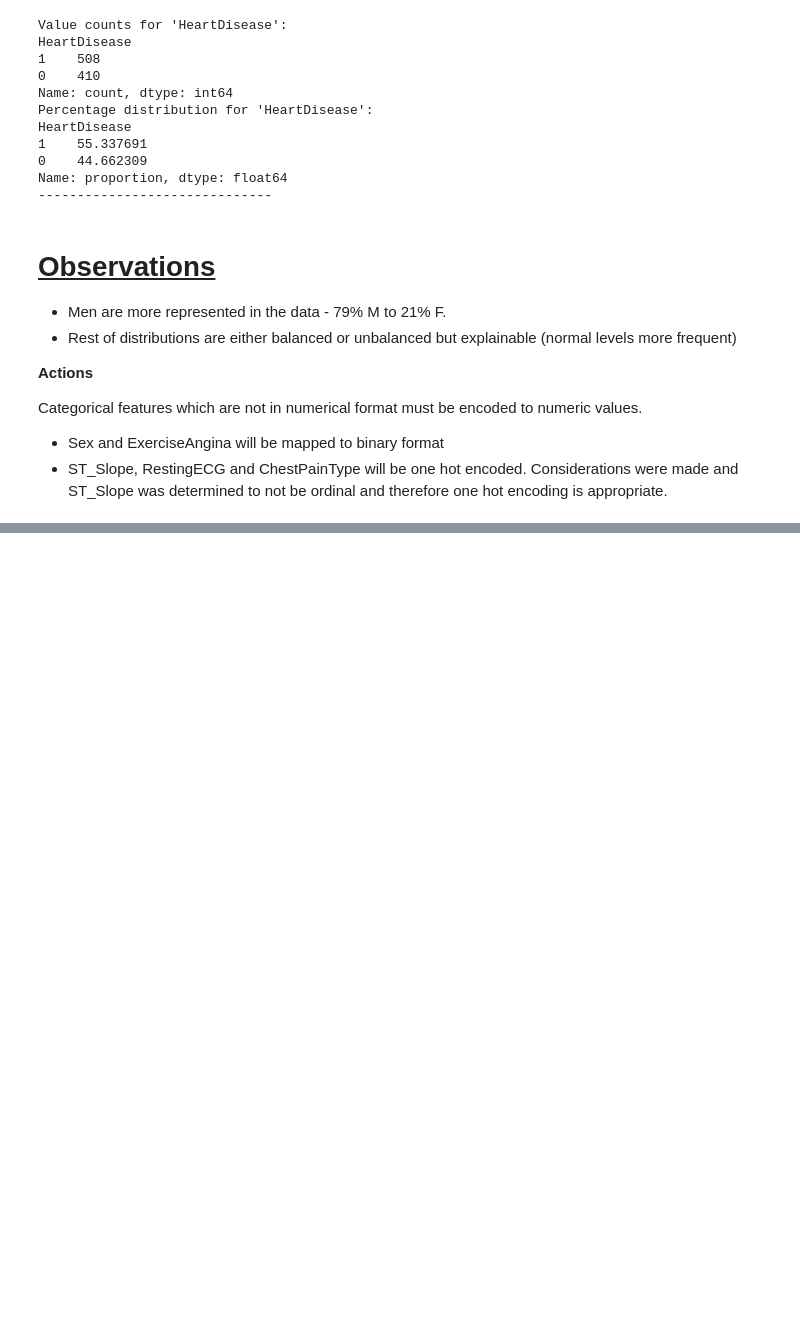
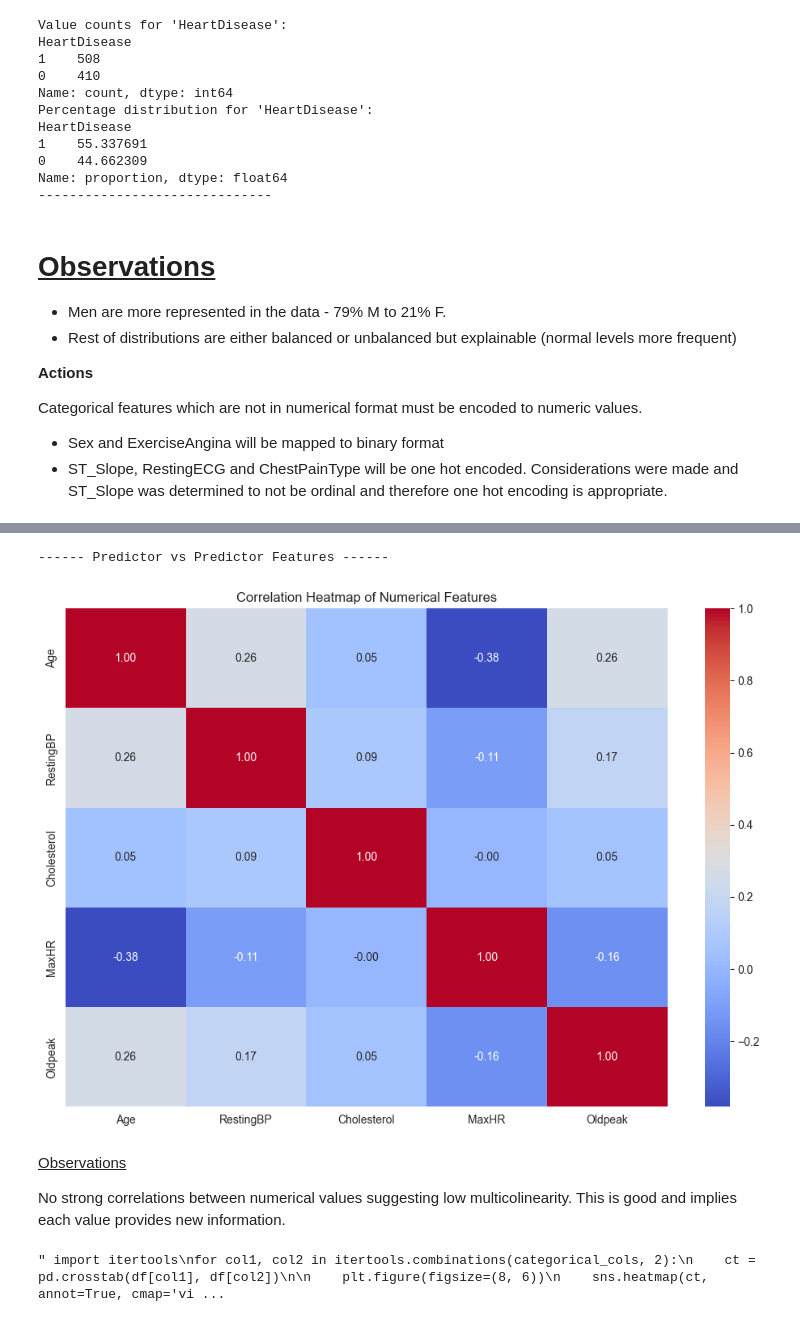
Before and after one commit to eblack007/HeartDiseaseProject, a Jupyter notebook: notebooks/01_eda_and_cleaning.ipynb, the cells around one changed output, grey strips where cells are left out. Saved outputs shown, nothing was run; the diff lists cells and outputs as text; code cells hidden in the pictures; blank space fills up the shorter version.

```diff
--- a/notebooks/01_eda_and_cleaning.ipynb
+++ b/notebooks/01_eda_and_cleaning.ipynb
@@ -412,0 +470,26 @@ Categorical features which are not in numerical format must be encoded to numeri
+# %%
+print("------ Predictor vs Predictor Features ------")
+# Load encoded DataFrame
+encoded_df = pd.read_csv('../data/processed/heart_encoded.csv')
+plt.figure(figsize=(12, 8))
+sns.heatmap(encoded_df[numerical_cols].corr(), annot=True, cmap='coolwarm', fmt='.2f')
+plt.title('Correlation Heatmap of Numerical Features')
+plt.show()
+# %% [output]
+------ Predictor vs Predictor Features ------
+[figure, added]
+# %% [markdown]
+<ins>Observations</ins>
+
+No strong correlations between numerical values suggesting low multicolinearity. This is good and implies each value provides new information.
+# %%
+""" import itertools
+for col1, col2 in itertools.combinations(categorical_cols, 2):
+    ct = pd.crosstab(df[col1], df[col2])
+
+    plt.figure(figsize=(8, 6))
+    sns.heatmap(ct, annot=True, cmap='viridis', fmt='d')
+    plt.title(f'Crosstab: {col1} vs {col2}')
+    plt.show() """
+# %% [output]
+" import itertools\nfor col1, col2 in itertools.combinations(categorical_cols, 2):\n    ct = pd.crosstab(df[col1], df[col2])\n\n    plt.figure(figsize=(8, 6))\n    sns.heatmap(ct, annot=True, cmap='vi ...
```
Also changed, not shown: parts of 6 cells of this notebook.
